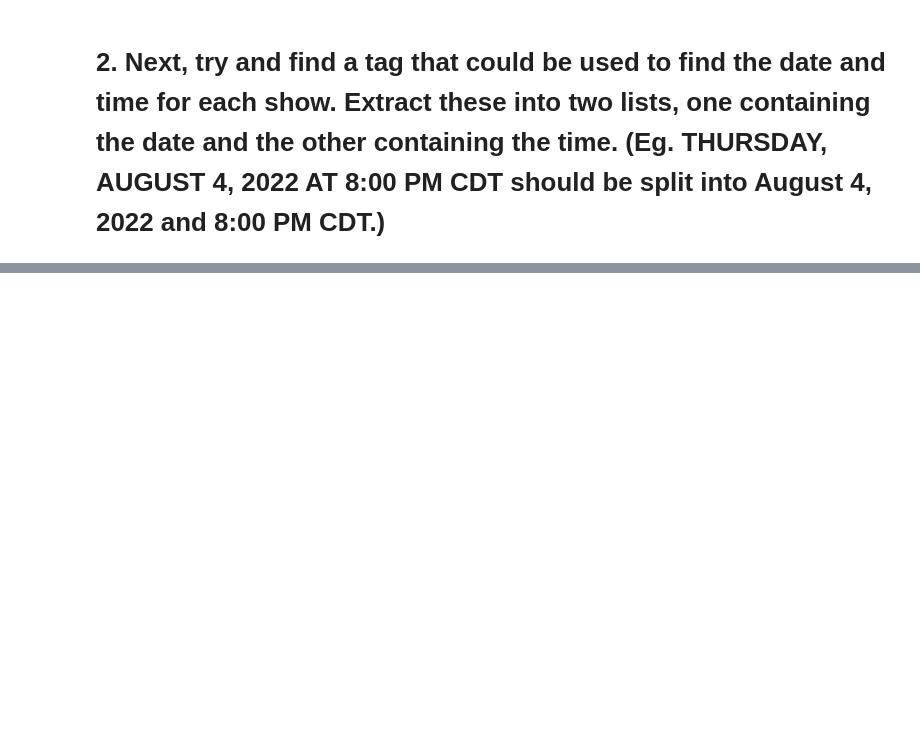
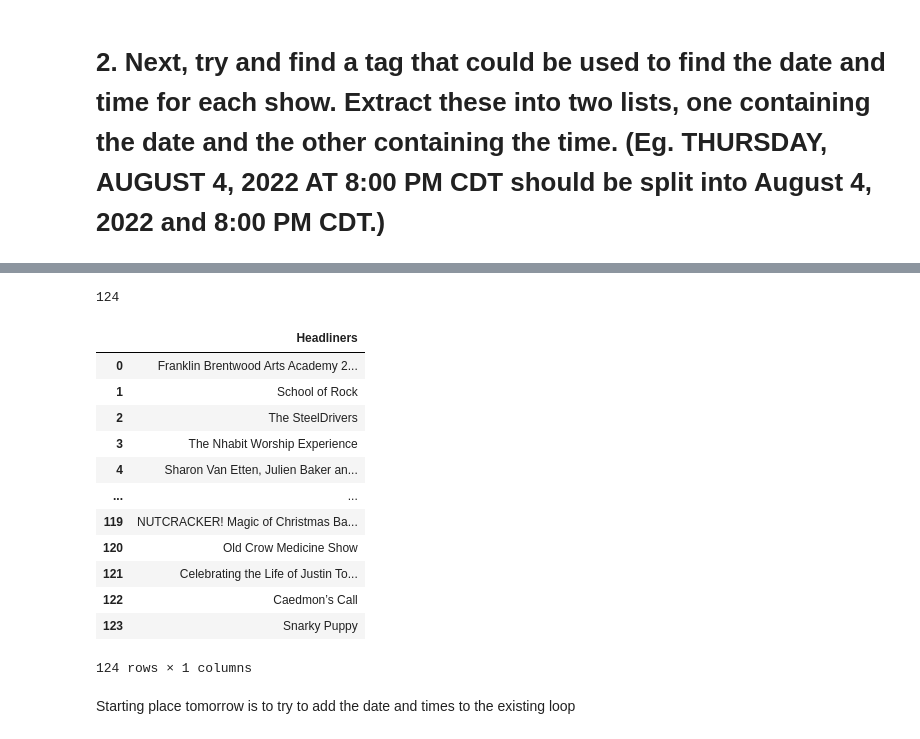
Before and after one commit to NSS-Full-Time-Data-Analytics-7/web_scraping_ryman-LaurenDellaRusso, a Jupyter notebook: notebooks/ryman_calendar_webscraping.ipynb, the cells around one changed output, grey strips where cells are left out. Saved outputs shown, nothing was run; the diff lists cells and outputs as text; code cells hidden in the pictures; blank space fills up the shorter version.

```diff
--- a/notebooks/ryman_calendar_webscraping.ipynb
+++ b/notebooks/ryman_calendar_webscraping.ipynb
@@ -155,0 +282,4 @@ headliners
+# %%
+URL = 'https://ryman.com/events/list/?tribe_event_display=list&tribe_paged=2'
+response = requests.get(URL)
+type(response)
@@ -155,0 +292,6 @@ headliners
+# %%
+page = 1
+while page != 8:
+      url = f"https://ryman.com/events/list/?tribe_event_display=list&tribe_paged={page}"
+      print(url)
+      page = page + 1
@@ -155,0 +306,12 @@ headliners
+# %%
+page = 1
+titles1 = []
+while page != 8:
+      url = f"https://ryman.com/events/list/?tribe_event_display=list&tribe_paged={page}"
+      response = requests.get(url)
+      html = response.content
+      soup = BS(html, "lxml")
+      for a in soup.find_all("a", "tribe-event-url"):
+            titles1.append(a.get('title'))
+      page = page + 1
+titles1
@@ -155,0 +336,23 @@ headliners
+# %%
+len(titles1)
+# %% [output]
+124
+# %%
+all_titles = pd.DataFrame(titles1).rename(columns={0: 'Headliners'})
+all_titles
+# %% [output]
+|  | Headliners |
+| 0 | Franklin Brentwood Arts Academy 2... |
+| 1 | School of Rock |
+| 2 | The SteelDrivers |
+| 3 | The Nhabit Worship Experience |
+| 4 | Sharon Van Etten, Julien Baker an... |
+| ... | ... |
+| 119 | NUTCRACKER! Magic of Christmas Ba... |
+| 120 | Old Crow Medicine Show |
+| 121 | Celebrating the Life of Justin To... |
+| 122 | Caedmon’s Call |
+| 123 | Snarky Puppy |
+124 rows × 1 columns
+# %% [markdown]
+Starting place tomorrow is to try to add the date and times to the existing loop
```
Also changed, not shown: parts of 34 cells of this notebook.
